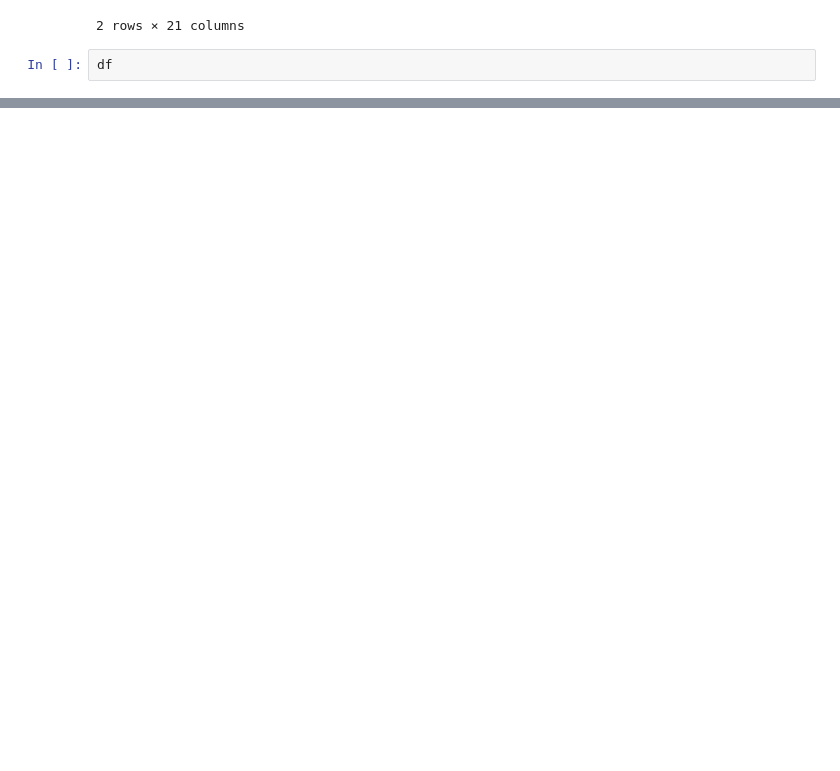
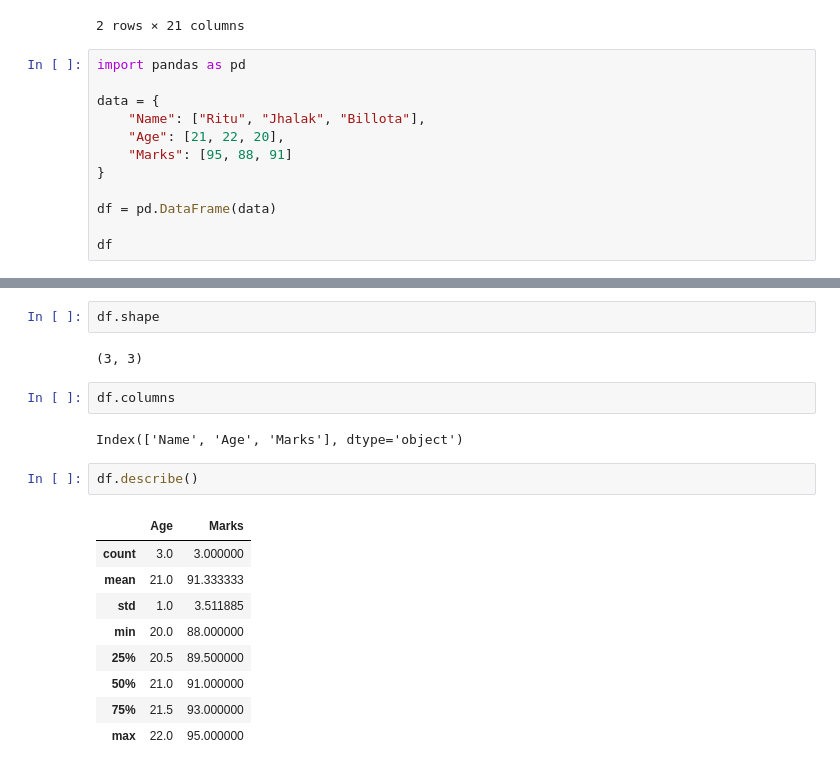
Before and after one commit to RituRai-03/Data-Visualization, a Jupyter notebook: working-with-csv.ipynb, the cells around one changed output, grey strips where cells are left out. Cells and saved outputs as stored; diff of their text form; blank space fills up the shorter version.

```diff
--- a/working-with-csv.ipynb
+++ b/working-with-csv.ipynb
@@ -104,5 +104,15 @@ data2.head(2)
 | 1 | 6304287 | Izakaya Kikufuji | 162 | Makati City | Little Tokyo, 2277 Chino Roces Av... | Little Tokyo, Legaspi Village, Ma... | Little Tokyo, Legaspi Village, Ma... | 121.014101 | ... |
 2 rows × 21 columns
 # %%
+import pandas as pd
+
+data = {
+    "Name": ["Ritu", "Jhalak", "Billota"],
+    "Age": [21, 22, 20],
+    "Marks": [95, 88, 91]
+}
+
+df = pd.DataFrame(data)
+
 df
 # %% [output]
@@ -109,0 +130,20 @@ NameError: name 'df' is not defined
+# %%
+df.shape
+# %% [output]
+(3, 3)
+# %%
+df.columns
+# %% [output]
+Index(['Name', 'Age', 'Marks'], dtype='object')
+# %%
+df.describe()
+# %% [output]
+|  | Age | Marks |
+| count | 3.0 | 3.000000 |
+| mean | 21.0 | 91.333333 |
+| std | 1.0 | 3.511885 |
+| min | 20.0 | 88.000000 |
+| 25% | 20.5 | 89.500000 |
+| 50% | 21.0 | 91.000000 |
+| 75% | 21.5 | 93.000000 |
+| max | 22.0 | 95.000000 |
```
Also changed, not shown: parts of 2 cells of this notebook.
